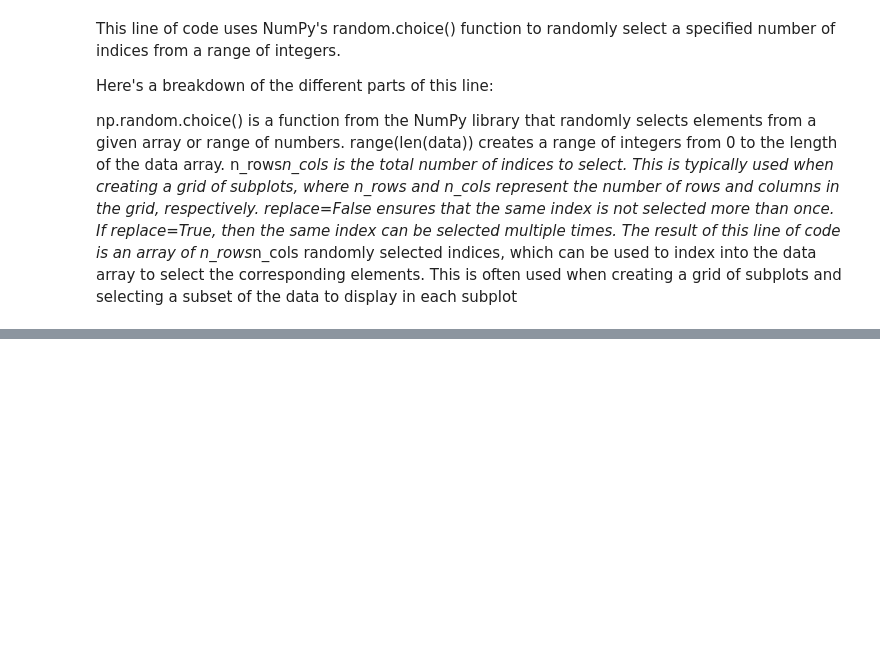
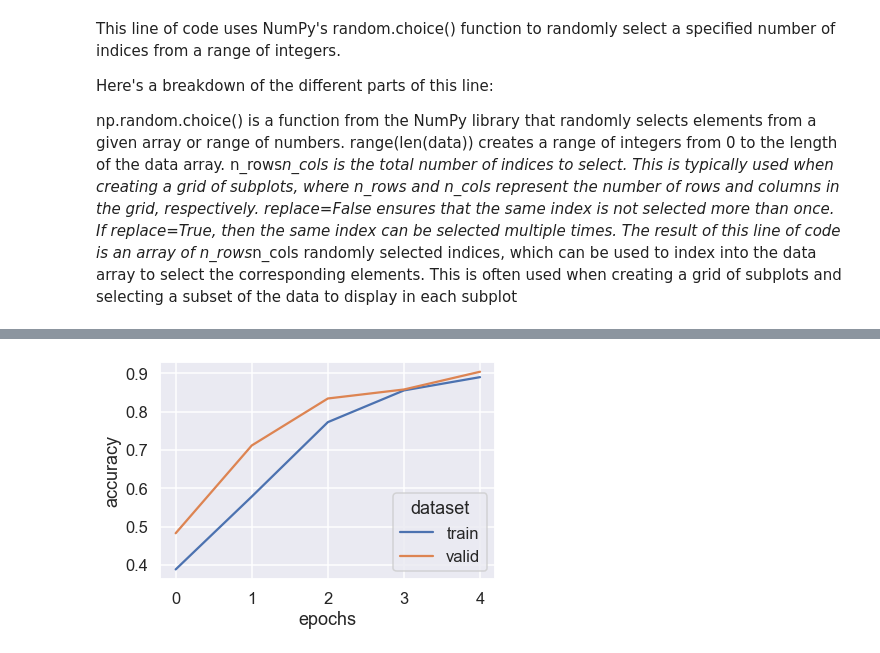
Before and after one commit to Sidhant1201/Image-Classification-with-TensorFlow, a Jupyter notebook: main.ipynb, the cells around one changed output, grey strips where cells are left out. Saved outputs shown, nothing was run; the diff lists cells and outputs as text; code cells hidden in the pictures; blank space fills up the shorter version.

```diff
--- a/main.ipynb
+++ b/main.ipynb
@@ -103,0 +116,15 @@ The result of this line of code is an array of n_rows*n_cols randomly selected i
+# %%
+train_labels_ohe = tf.one_hot(train_labels, 10)
+valid_labels_ohe = tf.one_hot(valid_labels, 10)
+test_labels_ohe = tf.one_hot(test_labels, 10)
+
+tf.random.set_seed(42)
+model_0 = Sequential([
+    Flatten(input_shape = (28, 28)),
+    Dense(16, activation = "relu"),
+    Dense(16, activation = "relu"),
+    Dense(n_classes, activation = "softmax")
+])
+# %%
+model_0.compile(loss = 'categorical_crossentropy', optimizer = 'Adam', metrics = ['accuracy'])
+model_0.summary()
@@ -103,0 +149,3 @@ The result of this line of code is an array of n_rows*n_cols randomly selected i
+# %%
+hist_0 = model_0.fit(train_data, train_labels_ohe, epochs = 5,
+                     validation_data = (valid_data, valid_labels_ohe))
@@ -103,0 +163,15 @@ The result of this line of code is an array of n_rows*n_cols randomly selected i
+# %%
+def clean_history(hist):
+    epochs = len(hist.history['accuracy'])
+    df = pd.DataFrame(
+        {
+        'epochs': np.tile(np.arange(epochs), 2),
+        'accuracy': hist.history['accuracy']+ hist.history['val_accuracy'],
+        'loss': hist.history['loss']+ hist.history['val_loss'],
+        'dataset': np.repeat(['train', 'valid'], epochs)
+        }
+    )
+    return df
+sns.lineplot(data = clean_history(hist_0), x= 'epochs', y ='accuracy', hue= 'dataset');
+# %% [output]
+[figure, added]
```
Also changed, not shown: parts of 12 cells of this notebook.
